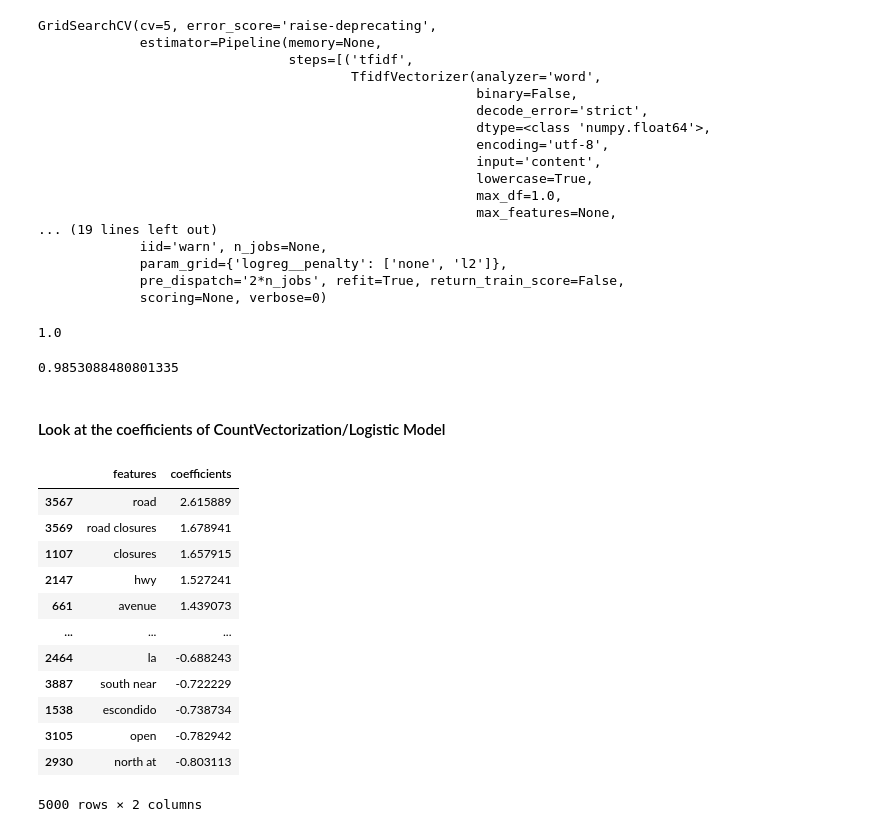
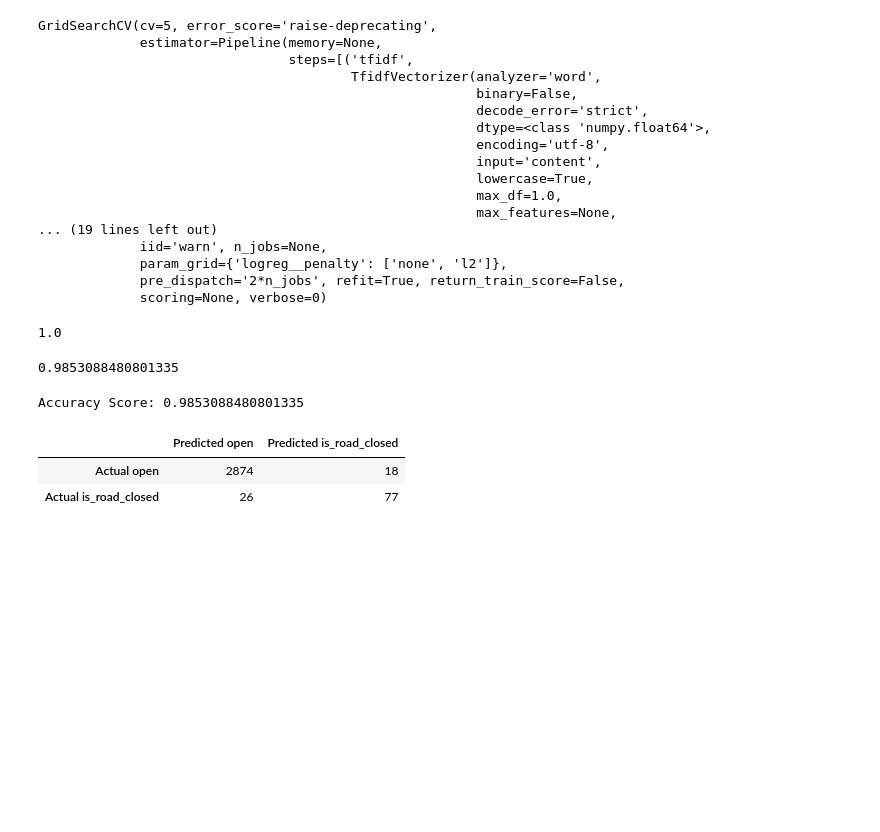
Before and after one commit to reneemarama/real_time_traffic, a Jupyter notebook: 4_Supervised_Unsupervised_Modeling.ipynb, the cells around one changed output. Drawn from its saved outputs; the diff is of its cells as text; code cells hidden in the pictures; blank space fills up the shorter version.

Commit message:
Modeling

```diff
--- a/4_Supervised_Unsupervised_Modeling.ipynb
+++ b/4_Supervised_Unsupervised_Modeling.ipynb
@@ -420,5 +464,3 @@ gs_2_model.score(X_train, y_train)
 gs_2_model.score(X_test, y_test)
 # %% [output]
 0.9853088480801335
-# %% [markdown]
-#### Look at the coefficients of CountVectorization/Logistic Model
@@ -432,16 +467,16 @@ coef_df = pd.DataFrame({'features' : features,
-# %%
-coef_df.sort_values('coefficients', ascending = False)
-# %% [output]
-|  | features | coefficients |
-| 3567 | road | 2.615889 |
-| 3569 | road closures | 1.678941 |
-| 1107 | closures | 1.657915 |
-| 2147 | hwy | 1.527241 |
-| 661 | avenue | 1.439073 |
-| ... | ... | ... |
-| 2464 | la | -0.688243 |
-| 3887 | south near | -0.722229 |
-| 1538 | escondido | -0.738734 |
-| 3105 | open | -0.782942 |
-| 2930 | north at | -0.803113 |
-5000 rows × 2 columns
+# %%
+preds_tfidf = gs_2.best_estimator_.predict(X_test)
+# %%
+def nice_conmat(y_test, preds_tfidf, classes):
+    conmat = confusion_matrix(y_test, preds_tfidf)
+
+    print(f'Accuracy Score: {accuracy_score(y_test, preds_tfidf)}')
+    return pd.DataFrame(conmat, columns=['Predicted ' +class_ for class_ in classes], \
+                index=['Actual '+ class_ for class_ in classes])
+
+nice_conmat(y_test, preds_tfidf, ['open', 'is_road_closed'])
+# %% [output]
+Accuracy Score: 0.9853088480801335
+|  | Predicted open | Predicted is_road_closed |
+| Actual open | 2874 | 18 |
+| Actual is_road_closed | 26 | 77 |
```
Also changed, not shown: parts of 25 cells of this notebook, 1 other file.
